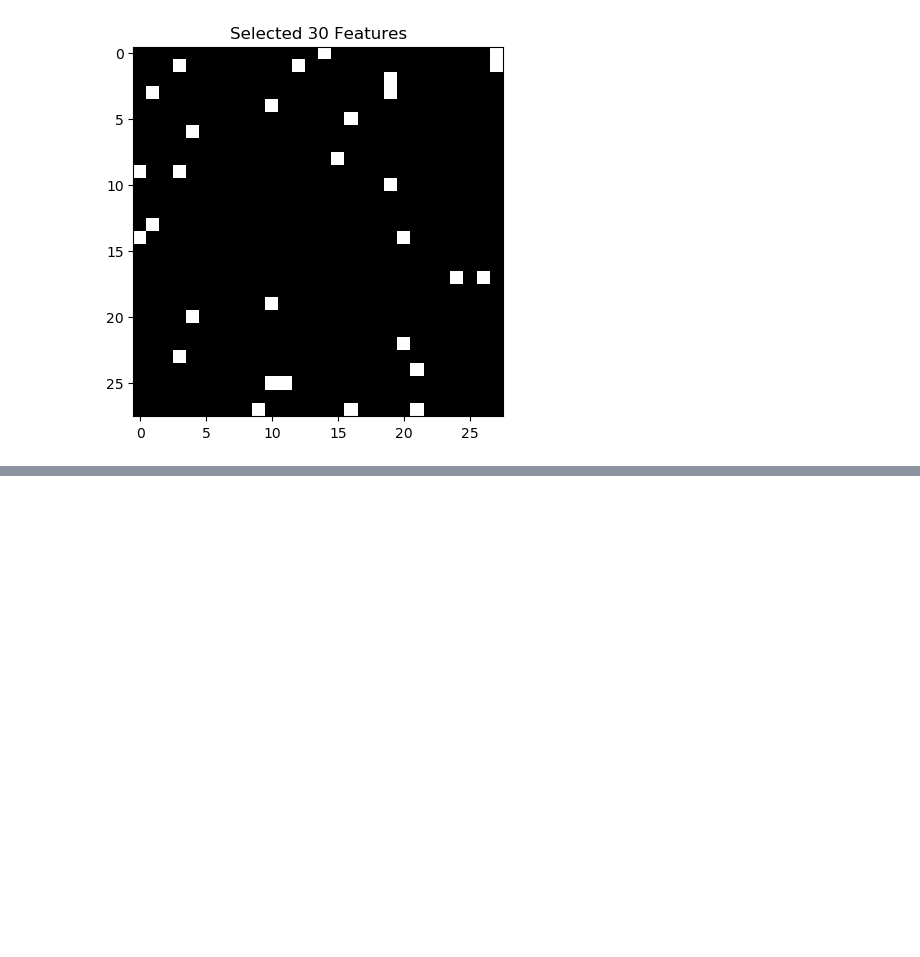
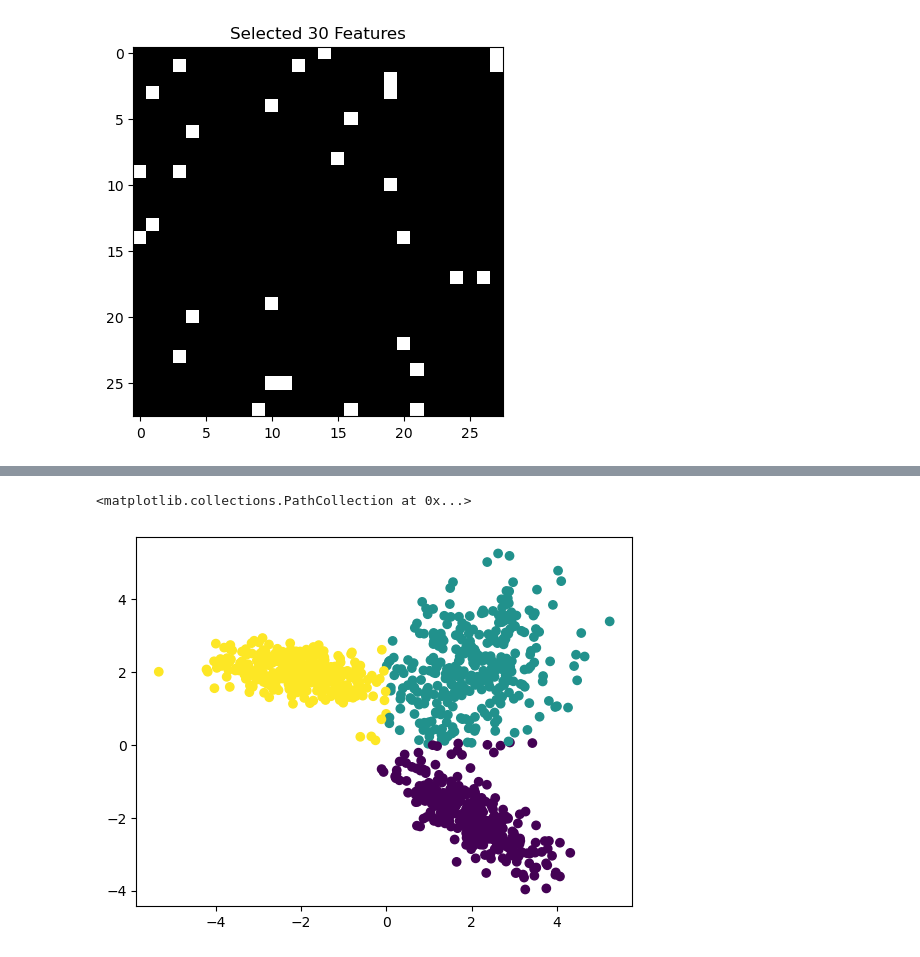
Before and after one commit to raayandhar/lp-for-ml, a Jupyter notebook: Task1.ipynb, the cells around one changed output, grey strips where cells are left out. Cells and saved outputs as stored; diff of their text form; code cells hidden in the pictures; blank space fills up the shorter version.

```diff
--- a/Task1.ipynb
+++ b/Task1.ipynb
@@ -44,3 +65,11 @@ import Task1
+# %%
+# Testing for Task 2
+syn_clustering = Task1.MyClustering(3)
+syn_clustering.train(syn_data['trainX'])
+plt.scatter(syn_data['trainX'][:, 0], syn_data['trainX'][:, 1], c=syn_clustering.labels)
+# %% [output]
+<matplotlib.collections.PathCollection at 0x...>
+[figure, added]
 # %%
 # Task 1
 syn_classifier = Task1.MyClassifier(3)
```
Also changed, not shown: parts of 4 cells of this notebook.
